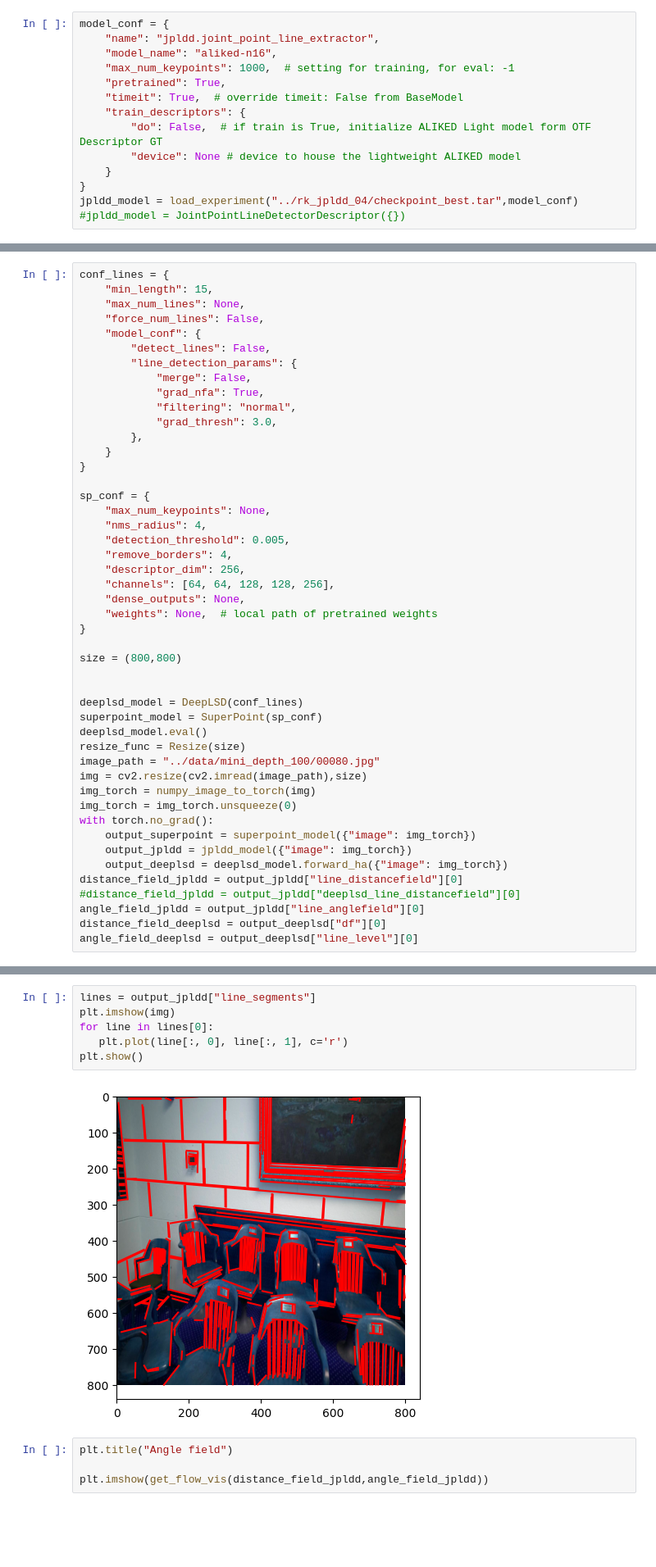
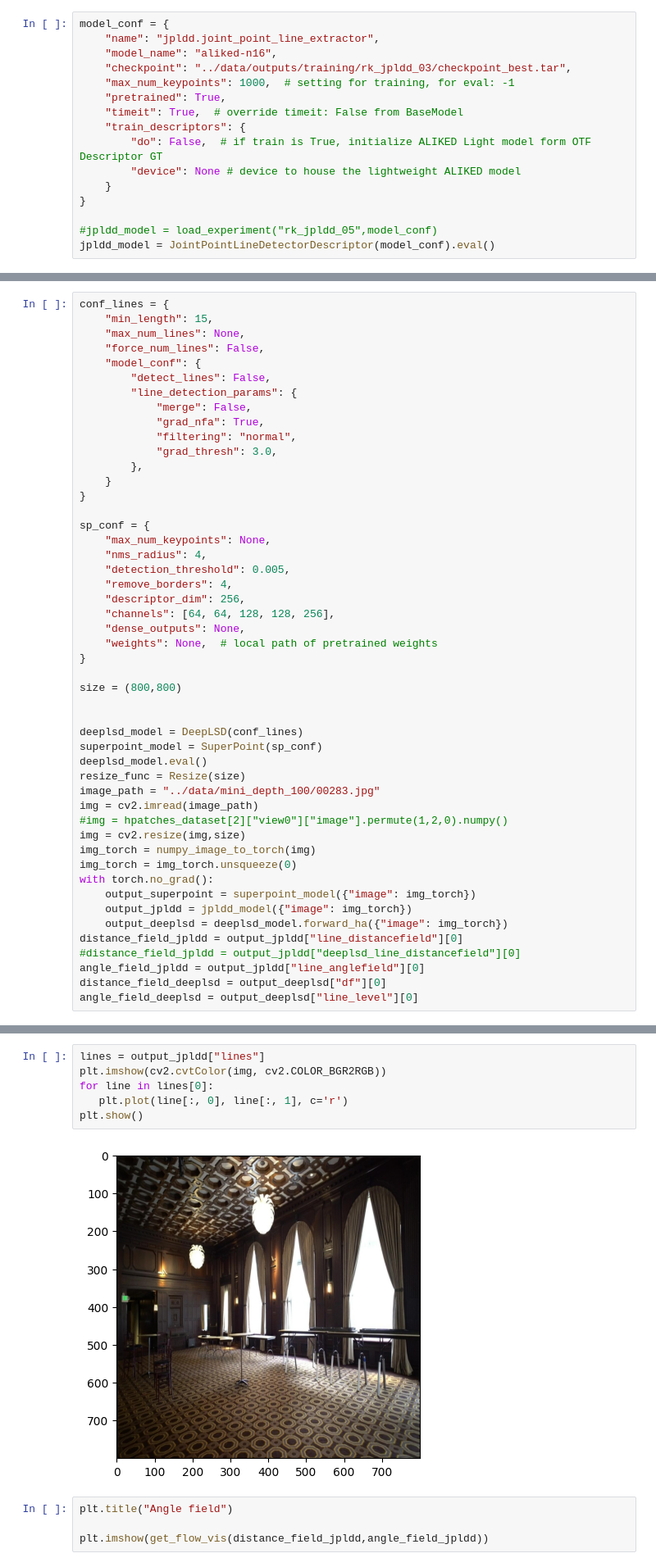
Before and after one commit to ewgoedeke/glue-factory, a Jupyter notebook: notebooks/training_visualization.ipynb, the cells around one changed output, grey strips where cells are left out. Shown at 82% size. Cells and saved outputs as stored; diff of their text form; blank space fills up the shorter version.

Commit message:
Fix first errors on the way to working line eval

```diff
--- a/notebooks/training_visualization.ipynb
+++ b/notebooks/training_visualization.ipynb
@@ -31,6 +32,7 @@ def numpy_image_to_torch(image):
 model_conf = {
     "name": "jpldd.joint_point_line_extractor",
     "model_name": "aliked-n16",
+    "checkpoint": "../data/outputs/training/rk_jpldd_03/checkpoint_best.tar",
     "max_num_keypoints": 1000,  # setting for training, for eval: -1
     "pretrained": True,
     "timeit": True,  # override timeit: False from BaseModel
@@ -39,6 +41,7 @@ model_conf = {
         "device": None # device to house the lightweight ALIKED model
     }
 }
-jpldd_model = load_experiment("../rk_jpldd_04/checkpoint_best.tar",model_conf)
-#jpldd_model = JointPointLineDetectorDescriptor({})
+
+#jpldd_model = load_experiment("rk_jpldd_05",model_conf)
+jpldd_model = JointPointLineDetectorDescriptor(model_conf).eval()
 # %% [output]
@@ -78,8 +84,10 @@ deeplsd_model = DeepLSD(conf_lines)
 superpoint_model = SuperPoint(sp_conf)
 deeplsd_model.eval()
 resize_func = Resize(size)
-image_path = "../data/mini_depth_100/00080.jpg"
-img = cv2.resize(cv2.imread(image_path),size)
+image_path = "../data/mini_depth_100/00283.jpg"
+img = cv2.imread(image_path)
+#img = hpatches_dataset[2]["view0"]["image"].permute(1,2,0).numpy()
+img = cv2.resize(img,size)
 img_torch = numpy_image_to_torch(img)
 img_torch = img_torch.unsqueeze(0)
 with torch.no_grad():
@@ -109,11 +120,11 @@ f.set_figheight(7)
 # %%
-lines = output_jpldd["line_segments"]
-plt.imshow(img)
+lines = output_jpldd["lines"]
+plt.imshow(cv2.cvtColor(img, cv2.COLOR_BGR2RGB))
 for line in lines[0]:
    plt.plot(line[:, 0], line[:, 1], c='r')
 plt.show()
 # %% [output]
-[figure, old version]
+[figure, new version]
 # %%
 plt.title("Angle field")
 
```
Also changed, not shown: parts of 5 cells of this notebook, 3 other files.
